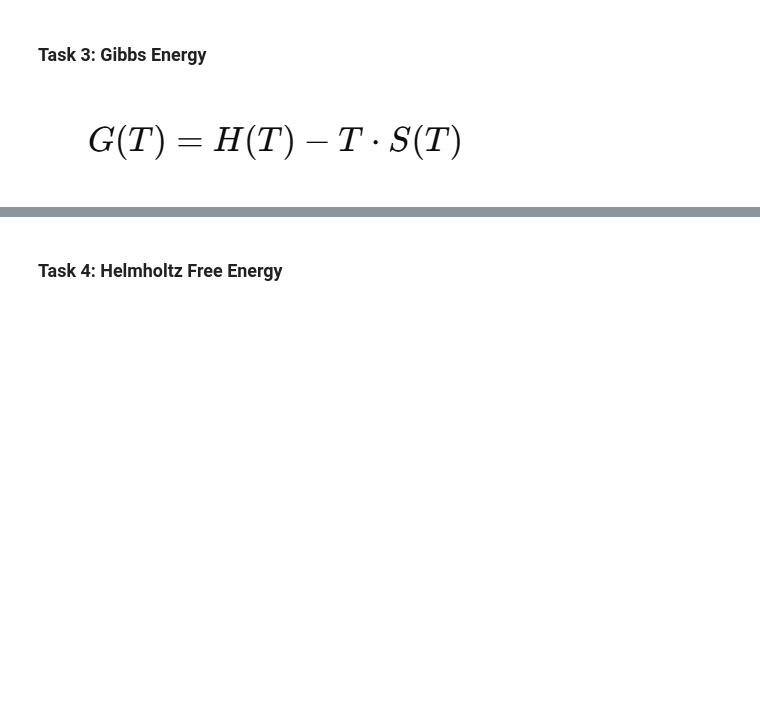
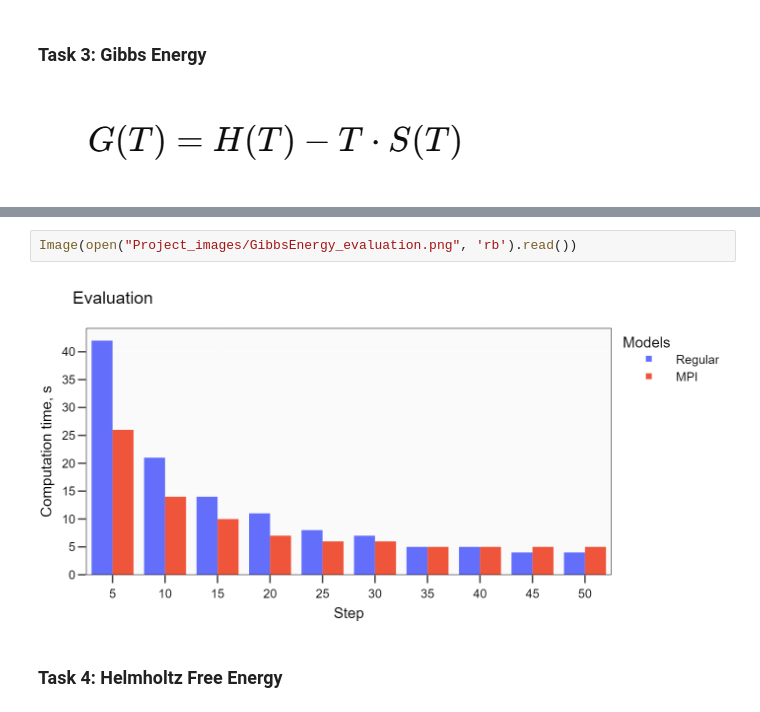
Before and after one commit to hasaki77/hppl, a Jupyter notebook: Final_Project.ipynb, the cells around one changed output, grey strips where cells are left out. Saved outputs shown, nothing was run; the diff lists cells and outputs as text; blank space fills up the shorter version.

```diff
--- a/Final_Project.ipynb
+++ b/Final_Project.ipynb
@@ -209,3 +476,7 @@ quad(func=enthalpy_quad, a=omega_min, b=omega_max)[0]
+# %%
+Image(open("Project_images/GibbsEnergy_evaluation.png", 'rb').read())
+# %% [output]
+[figure, added]
 # %% [markdown]
 ### Task 4: Helmholtz Free Energy
 # %% [markdown]
```
Also changed, not shown: parts of 35 cells of this notebook, 5 other files.
